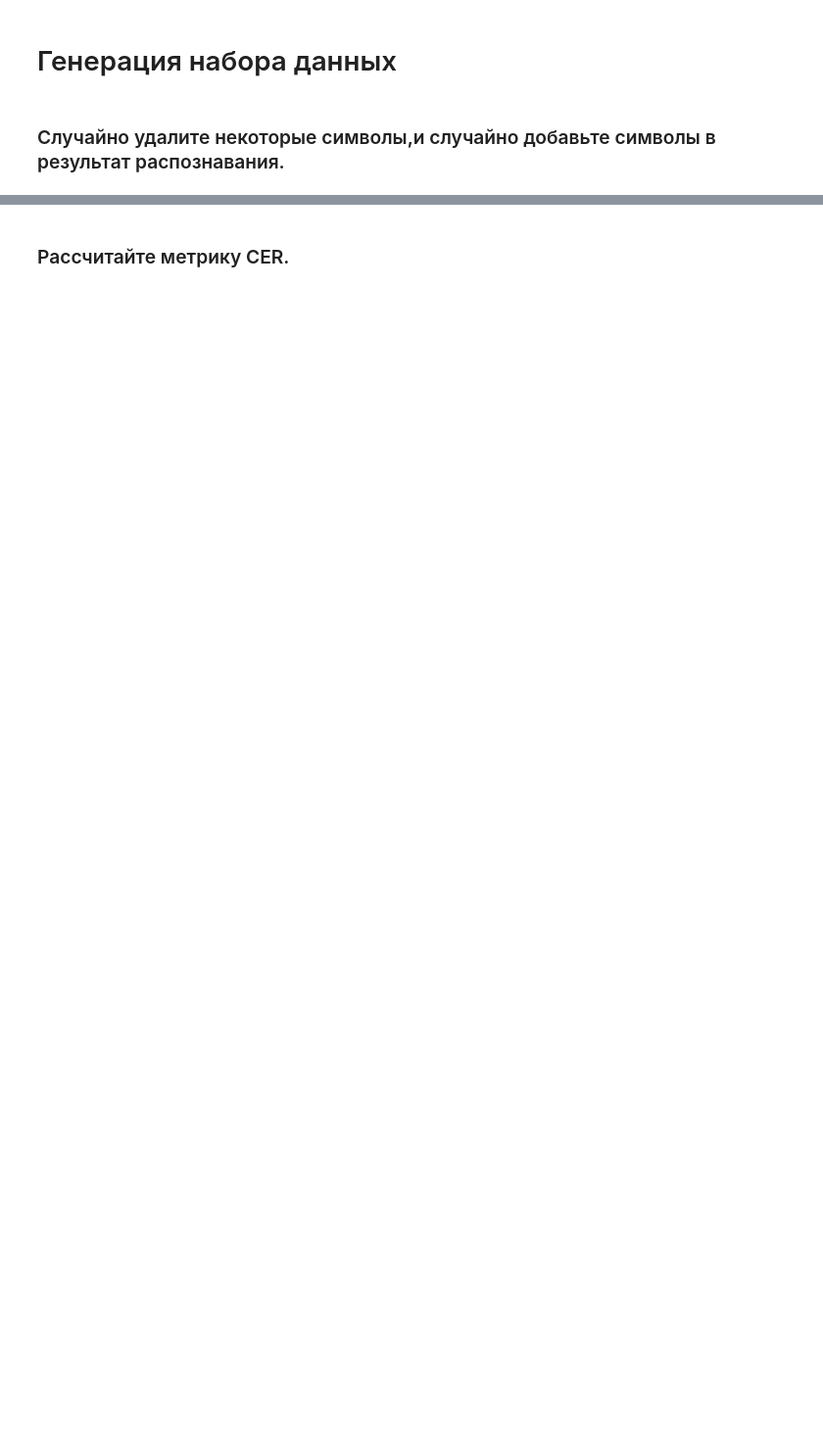
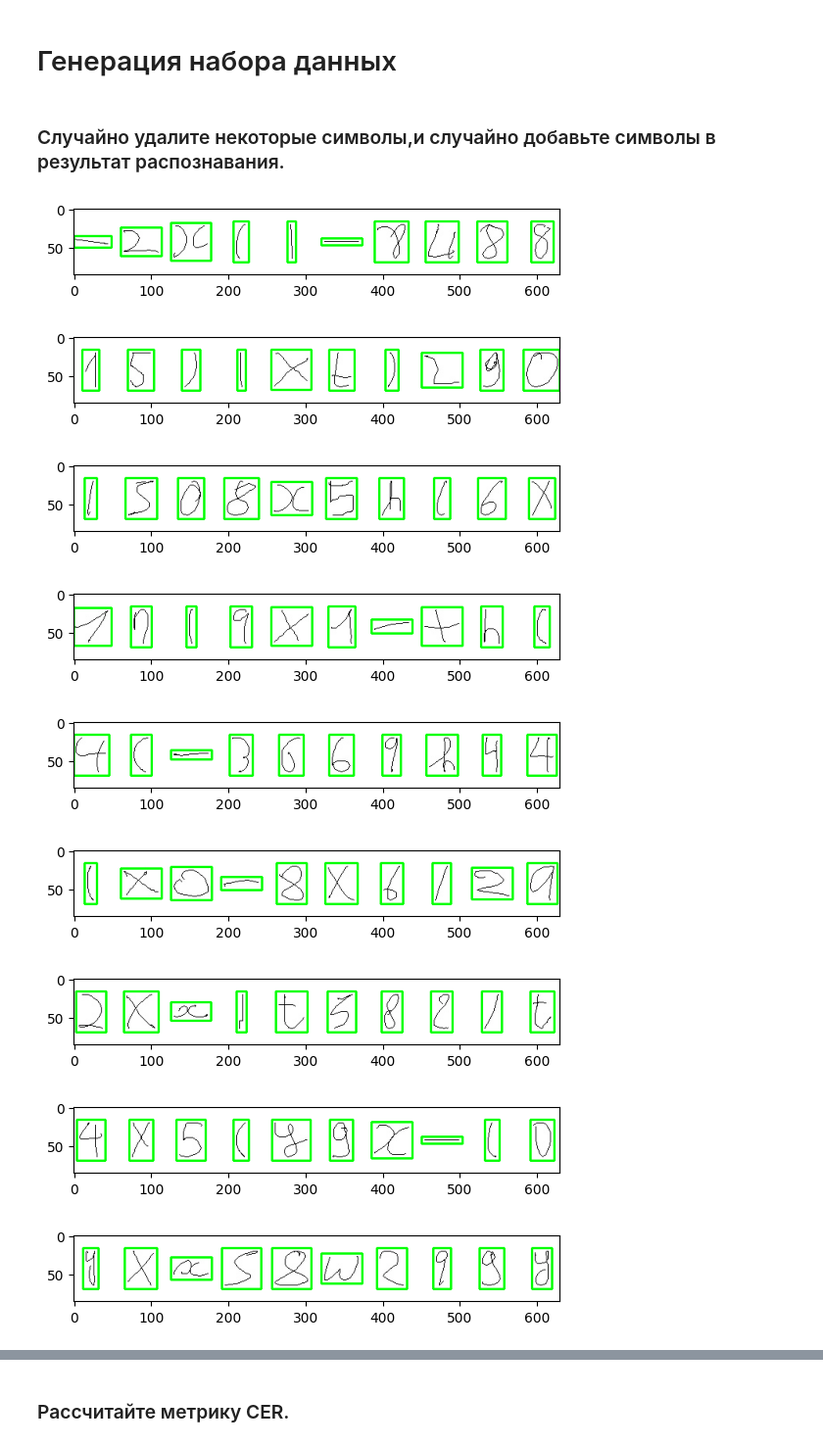
Before and after one commit to cursedbleidd/ML_Homework, a Jupyter notebook: AIM_practice_3_validation_to_number_sequence.ipynb, the cells around one changed output, grey strips where cells are left out. Shown at 98% size. Drawn from its saved outputs; the diff is of its cells as text; code cells hidden in the pictures; blank space fills up the shorter version.

```diff
--- a/AIM_practice_3_validation_to_number_sequence.ipynb
+++ b/AIM_practice_3_validation_to_number_sequence.ipynb
@@ -41,6 +119,17 @@ from sklearn.neighbors import KNeighborsClassifier
 # %% [markdown]
 ### Часть символов оставить для обучения классификатора.
 Остальные  классифицировать по аналогии с примером mnist с прошлого занятия. Т.е. преобразовывать изображение в вектор.
+# %%
+def get_X_y(imgs):
+    X, y = [], []
+    for char in imgs:
+        X.extend(list(map(lambda img: np.array(Image.open(img).convert('RGB')).flatten(), imgs[char][:len(imgs[char]) // 2])))
+        y.extend([char for _ in range(len(imgs[char]) // 2)])
+
+    return X, y
+
+X, y = get_X_y(images)
+X_train, X_test, y_train, y_test = train_test_split(X, y, test_size=0.4, random_state=42)
 # %% [markdown]
 
 ### Выбрать оптимальный классификатор в зависимости от k- количество соседей.
@@ -51,3 +169,36 @@ from sklearn.neighbors import KNeighborsClassifier
 # Генерация набора данных
 # %% [markdown]
 ### Случайно удалите некоторые символы,и случайно добавьте символы в результат распознавания.
+# %%
+def result(image):
+    image = np.array(image)
+
+    new_image = cv2.cvtColor(image, cv2.COLOR_BGR2GRAY)
+    new_image = cv2.threshold(new_image, 128, 255, cv2.THRESH_BINARY_INV)[1]
+    new_image = cv2.GaussianBlur(new_image, (7, 7), 5)
+    new_image = cv2.dilate(new_image, None, iterations=1)
+
+    contours, _ = cv2.findContours(new_image, cv2.RETR_EXTERNAL, cv2.CHAIN_APPROX_SIMPLE)
+    rects = [cv2.boundingRect(c) for c in contours]
+    rects.sort(key=lambda rect: rect[0])
+
+    result = []
+    for (x, y, w, h) in rects:
+        cv2.rectangle(image, (x, y), (x + w, y + h), (0, 255, 0), 2)
+        result.append(np.array(Image.fromarray()))
+
+
+    plt.imshow(image)
+    plt.show()
+
+results = [result(create_image_from_str(mapped[img])) for img in mapped]
+# %% [output]
+[figure, added]
+[figure, added]
+[figure, added]
+[figure, added]
+[figure, added]
+[figure, added]
+[figure, added]
+[figure, added]
+[figure, added]
```
Also changed, not shown: parts of 11 cells of this notebook.
